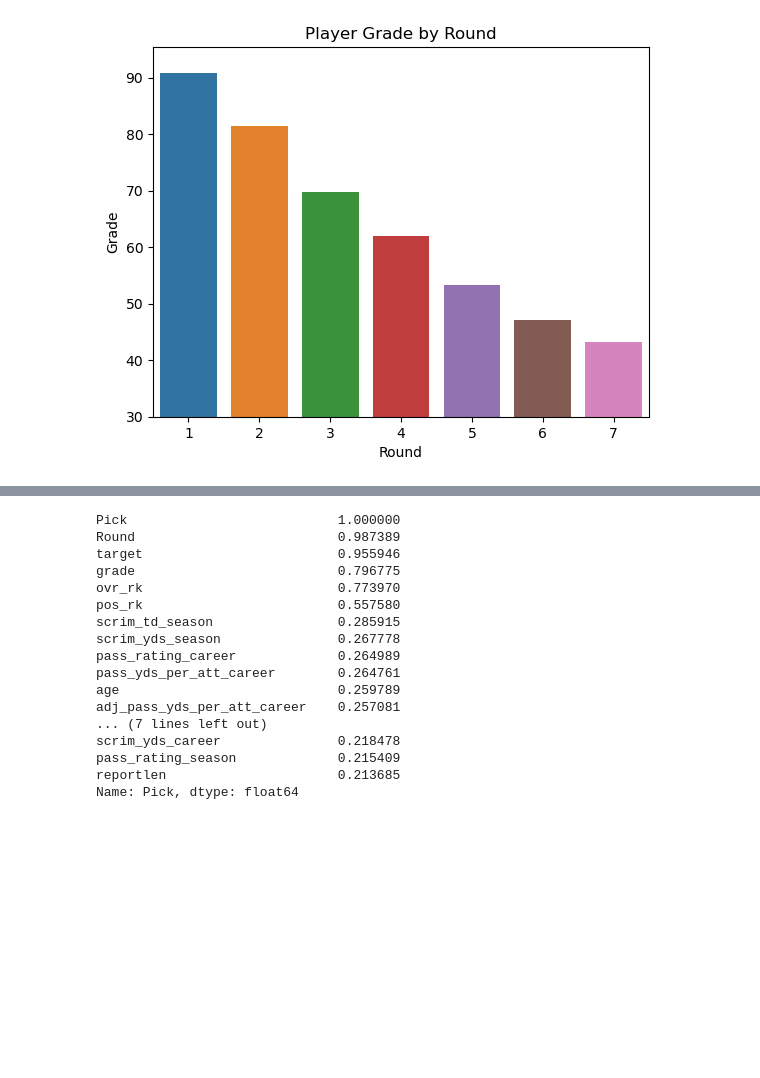
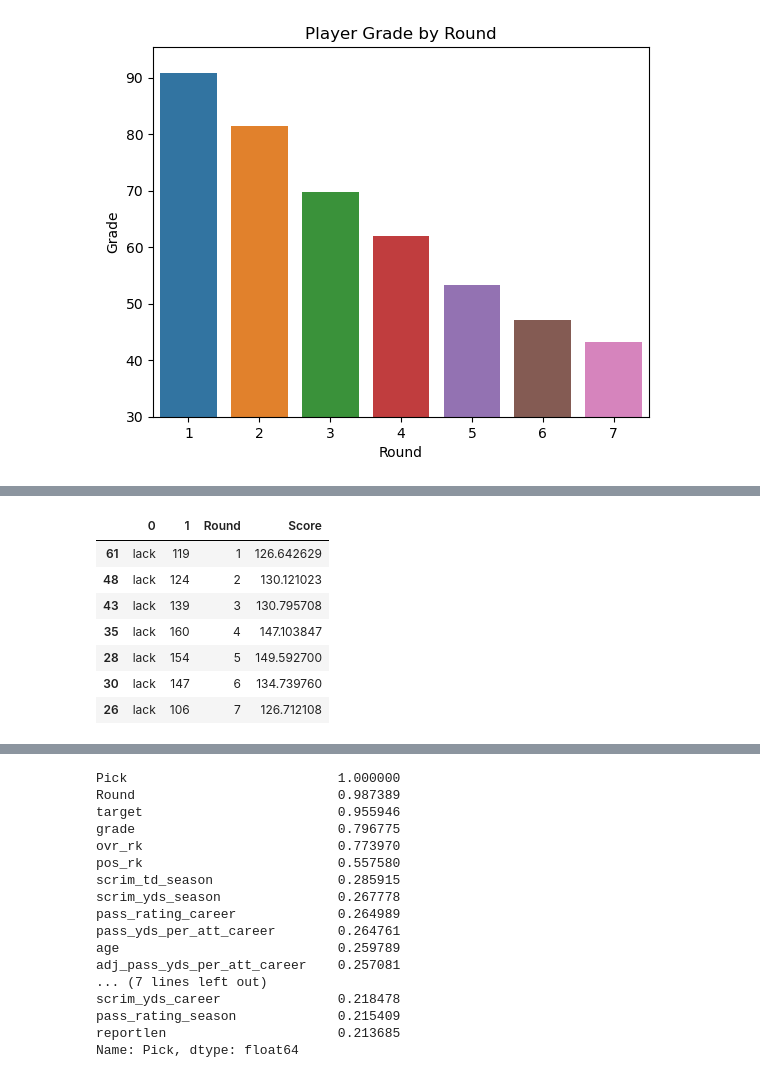
Before and after one commit to jpalgon/Draft_Scouting, a Jupyter notebook: Pre-Processing and EDA.ipynb, the cells around one changed output, grey strips where cells are left out. Cells and saved outputs as stored; diff of their text form; code cells hidden in the pictures; blank space fills up the shorter version.

```diff
--- a/Pre-Processing and EDA.ipynb
+++ b/Pre-Processing and EDA.ipynb
@@ -619,0 +632,11 @@ round2
+# %%
+df_all_rounds[df_all_rounds[0] == 'lack']
+# %% [output]
+|  | 0 | 1 | Round | Score |
+| 61 | lack | 119 | 1 | 126.642629 |
+| 48 | lack | 124 | 2 | 130.121023 |
+| 43 | lack | 139 | 3 | 130.795708 |
+| 35 | lack | 160 | 4 | 147.103847 |
+| 28 | lack | 154 | 5 | 149.592700 |
+| 30 | lack | 147 | 6 | 134.739760 |
+| 26 | lack | 106 | 7 | 126.712108 |
```
Also changed, not shown: parts of 17 cells of this notebook.
